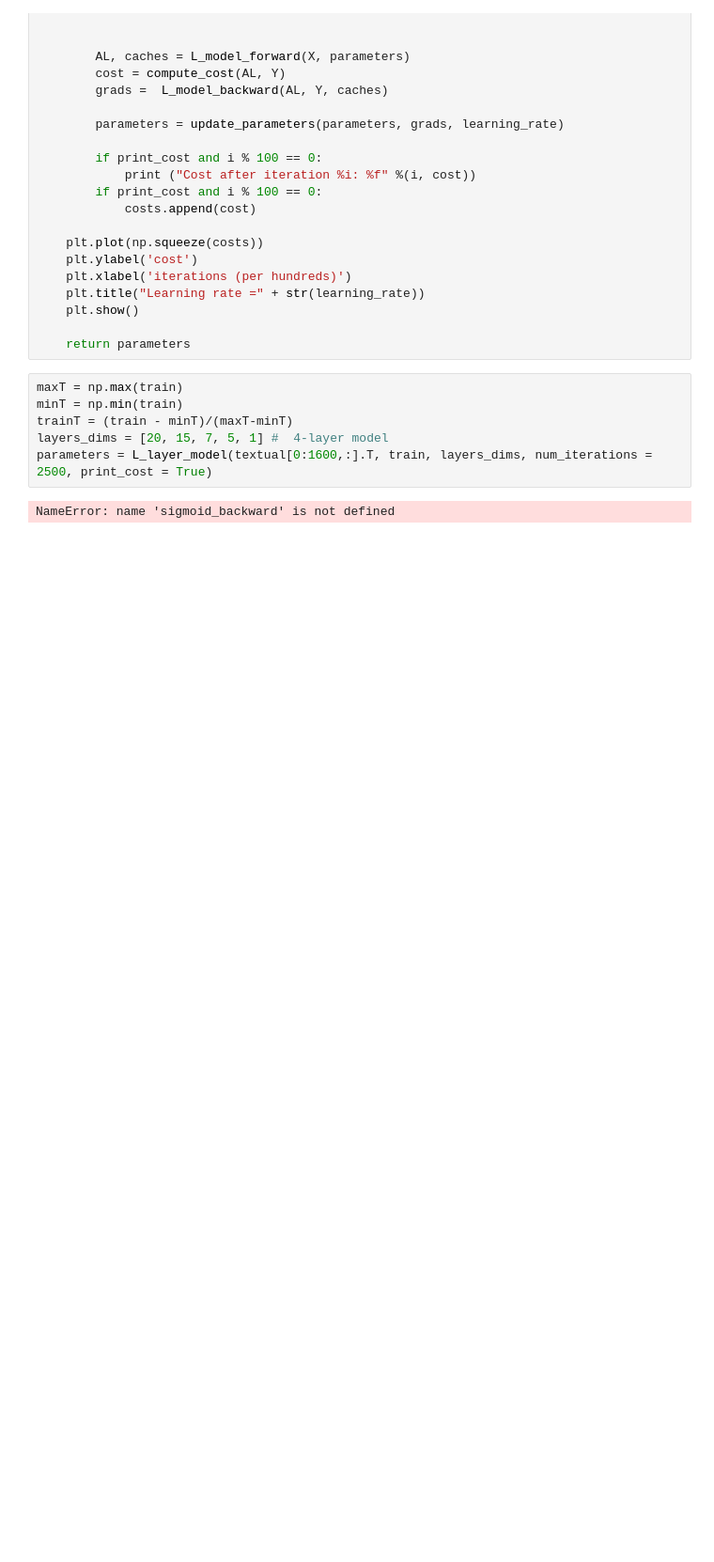
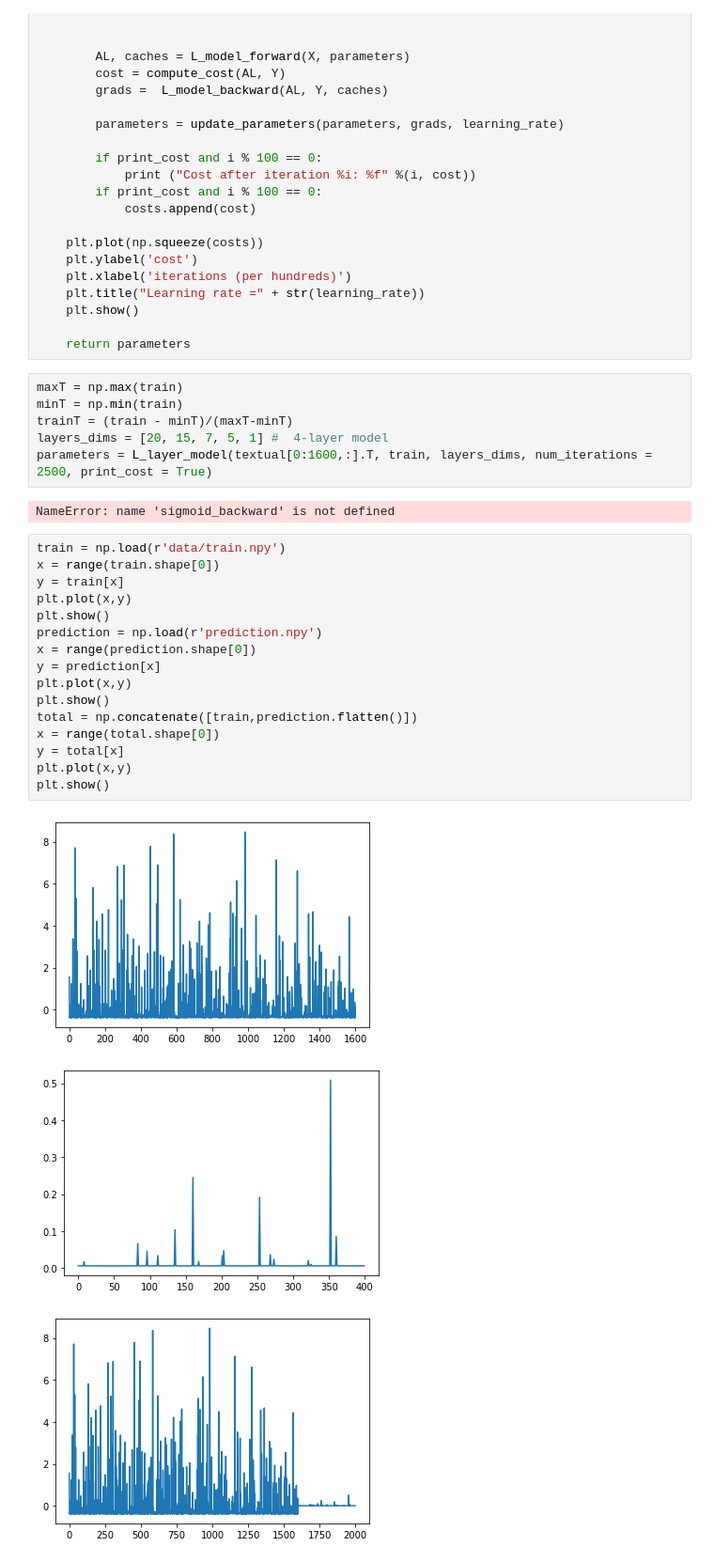
Before and after one commit to PlatanusCarl/CNN, a Jupyter notebook: homework3/test.ipynb, the cells around one changed output. Shown at 94% size. Saved outputs shown, nothing was run; the diff lists cells and outputs as text; blank space fills up the shorter version.

```diff
--- a/homework3/test.ipynb
+++ b/homework3/test.ipynb
@@ -251,3 +251,23 @@ layers_dims = [20, 15, 7, 5, 1] #  4-layer model
 parameters = L_layer_model(textual[0:1600,:].T, train, layers_dims, num_iterations = 2500, print_cost = True)
 # %% [output]
 NameError: name 'sigmoid_backward' is not defined
+# %%
+train = np.load(r'data/train.npy')
+x = range(train.shape[0])
+y = train[x]
+plt.plot(x,y)
+plt.show()
+prediction = np.load(r'prediction.npy')
+x = range(prediction.shape[0])
+y = prediction[x]
+plt.plot(x,y)
+plt.show()
+total = np.concatenate([train,prediction.flatten()])
+x = range(total.shape[0])
+y = total[x]
+plt.plot(x,y)
+plt.show()
+# %% [output]
+[figure, added]
+[figure, added]
+[figure, added]
```
